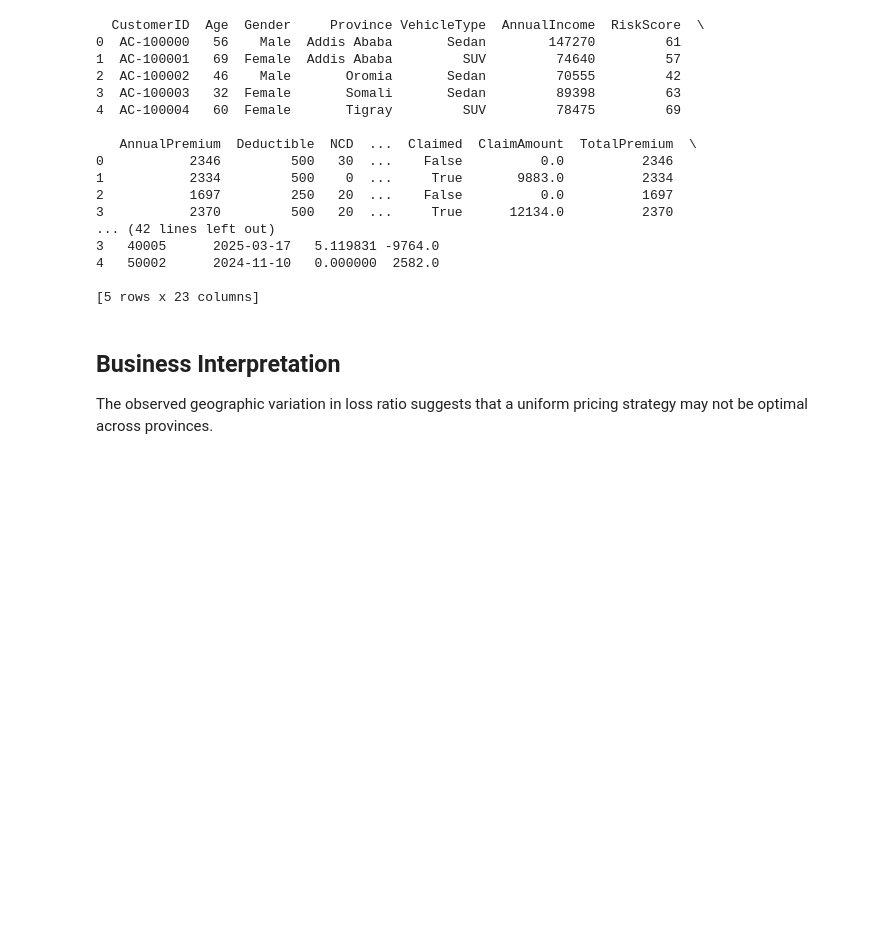
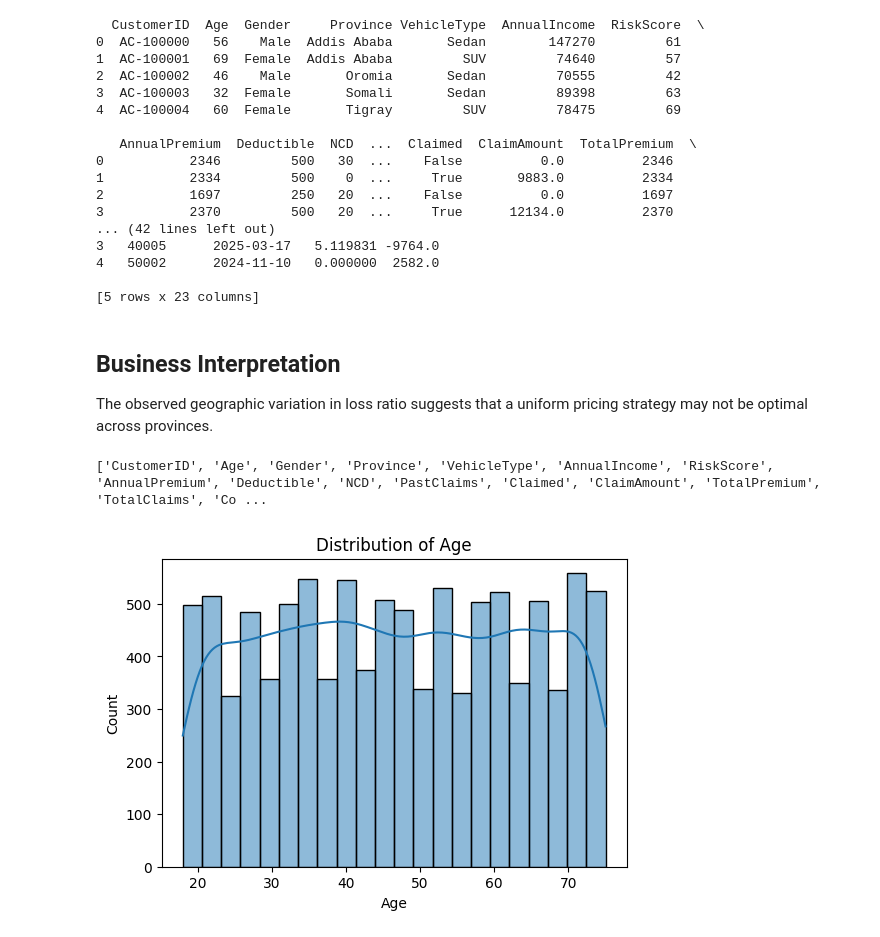
Before and after one commit to hawaebrahimhamid-png/insurance-risk-analytics, a Jupyter notebook: notebooks/01_eda.ipynb, the cells around one changed output. Cells and saved outputs as stored; diff of their text form; code cells hidden in the pictures; blank space fills up the shorter version.

```diff
--- a/notebooks/01_eda.ipynb
+++ b/notebooks/01_eda.ipynb
@@ -519,0 +522,25 @@ The observed geographic variation in loss ratio suggests that a uniform pricing
+# %%
+print(list(df.columns))
+# %% [output]
+['CustomerID', 'Age', 'Gender', 'Province', 'VehicleType', 'AnnualIncome', 'RiskScore', 'AnnualPremium', 'Deductible', 'NCD', 'PastClaims', 'Claimed', 'ClaimAmount', 'TotalPremium', 'TotalClaims', 'Co ...
+# %%
+import matplotlib.pyplot as plt
+import seaborn as sns
+
+def plot_histogram(df, column):
+    if column not in df.columns:
+        print(f"{column} not found in dataframe")
+        return
+
+    if df[column].isnull().all():
+        print(f"{column} contains only missing values")
+        return
+
+    plt.figure(figsize=(6,4))
+    sns.histplot(df[column], kde=True)
+    plt.title(f"Distribution of {column}")
+    plt.show()
+# %%
+plot_histogram(df, "Age")
+# %% [output]
+[figure, added]
```
Also changed, not shown: parts of 8 cells of this notebook, 1 other file.
